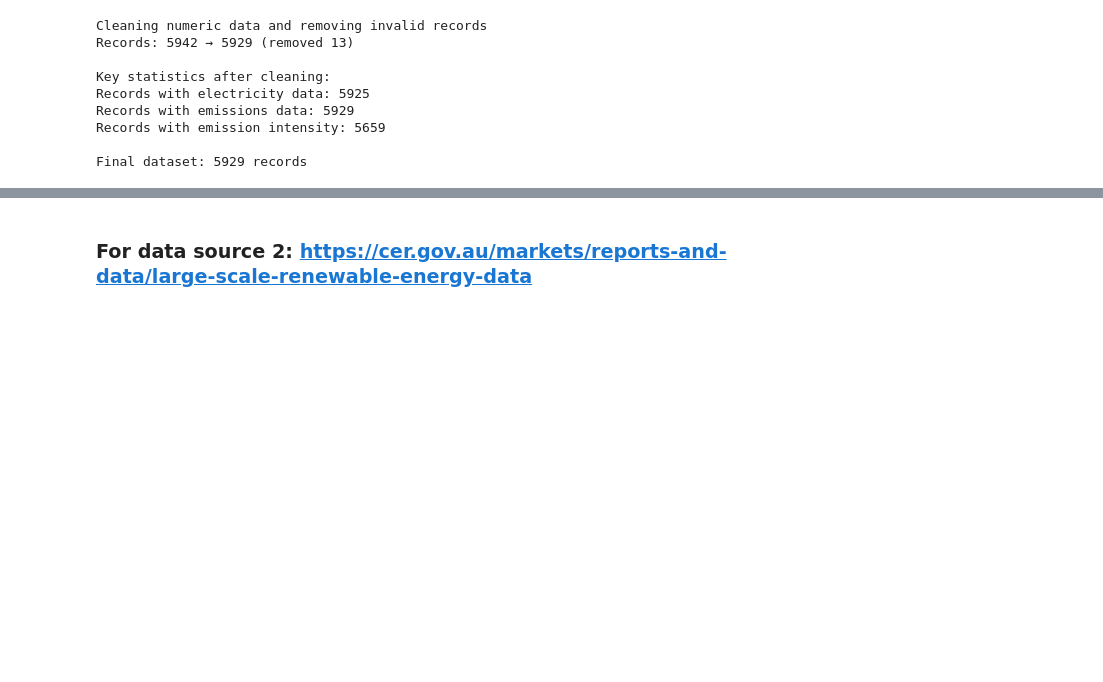
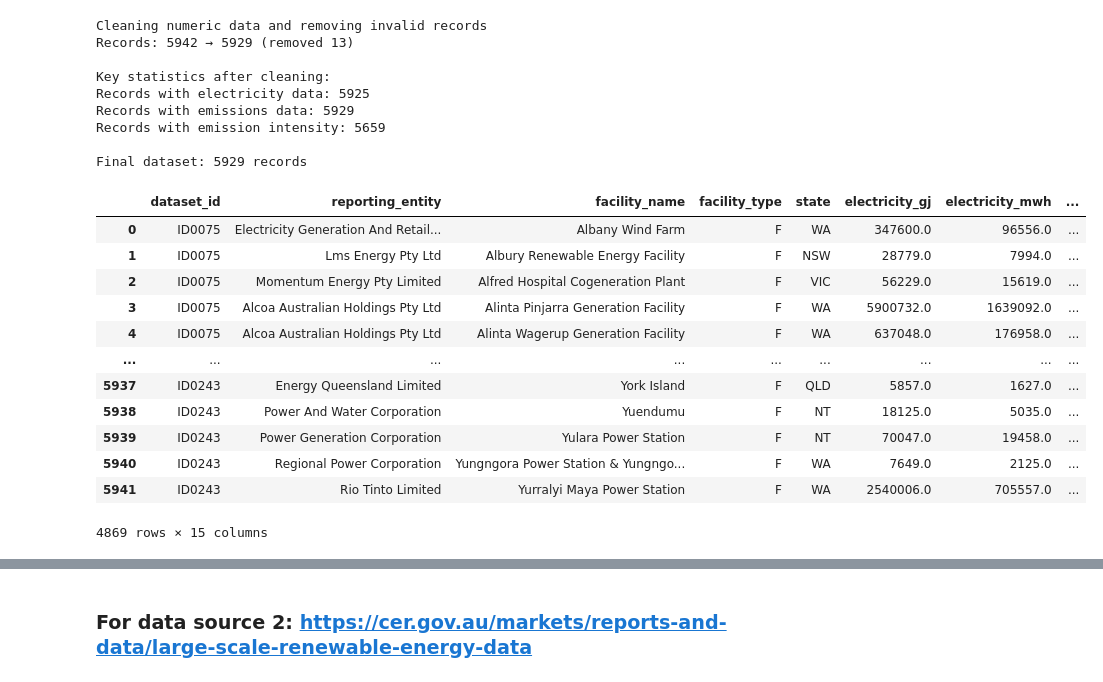
Before and after one commit to kerumixd/5339-Data-Engineering-Group-Porject, a Jupyter notebook: Assignment1.ipynb, the cells around one changed output, grey strips where cells are left out. Saved outputs shown, nothing was run; the diff lists cells and outputs as text; code cells hidden in the pictures; blank space fills up the shorter version.

```diff
--- a/Assignment1.ipynb
+++ b/Assignment1.ipynb
@@ -557,6 +557,21 @@ Final dataset: 5929 records
 # %%
 NGER_data = NGER_data[NGER_data['facility_name'] != 'Corporate Total']
 NGER_data = NGER_data[NGER_data['state'] != 'UNKNOWN']
+NGER_data
+# %% [output]
+|  | dataset_id | reporting_entity | facility_name | facility_type | state | electricity_gj | electricity_mwh | ... |
+| 0 | ID0075 | Electricity Generation And Retail... | Albany Wind Farm | F | WA | 347600.0 | 96556.0 | ... |
+| 1 | ID0075 | Lms Energy Pty Ltd | Albury Renewable Energy Facility | F | NSW | 28779.0 | 7994.0 | ... |
+| 2 | ID0075 | Momentum Energy Pty Limited | Alfred Hospital Cogeneration Plant | F | VIC | 56229.0 | 15619.0 | ... |
+| 3 | ID0075 | Alcoa Australian Holdings Pty Ltd | Alinta Pinjarra Generation Facility | F | WA | 5900732.0 | 1639092.0 | ... |
+| 4 | ID0075 | Alcoa Australian Holdings Pty Ltd | Alinta Wagerup Generation Facility | F | WA | 637048.0 | 176958.0 | ... |
+| ... | ... | ... | ... | ... | ... | ... | ... | ... |
+| 5937 | ID0243 | Energy Queensland Limited | York Island | F | QLD | 5857.0 | 1627.0 | ... |
+| 5938 | ID0243 | Power And Water Corporation | Yuendumu | F | NT | 18125.0 | 5035.0 | ... |
+| 5939 | ID0243 | Power Generation Corporation | Yulara Power Station | F | NT | 70047.0 | 19458.0 | ... |
+| 5940 | ID0243 | Regional Power Corporation | Yungngora Power Station & Yungngo... | F | WA | 7649.0 | 2125.0 | ... |
+| 5941 | ID0243 | Rio Tinto Limited | Yurralyi Maya Power Station | F | WA | 2540006.0 | 705557.0 | ... |
+4869 rows × 15 columns
 # %%
 print(f"Total records: {len(NGER_data):,}")
 print(f"Total columns: {len(NGER_data.columns)}")
```
Also changed, not shown: parts of 1 cell of this notebook.
